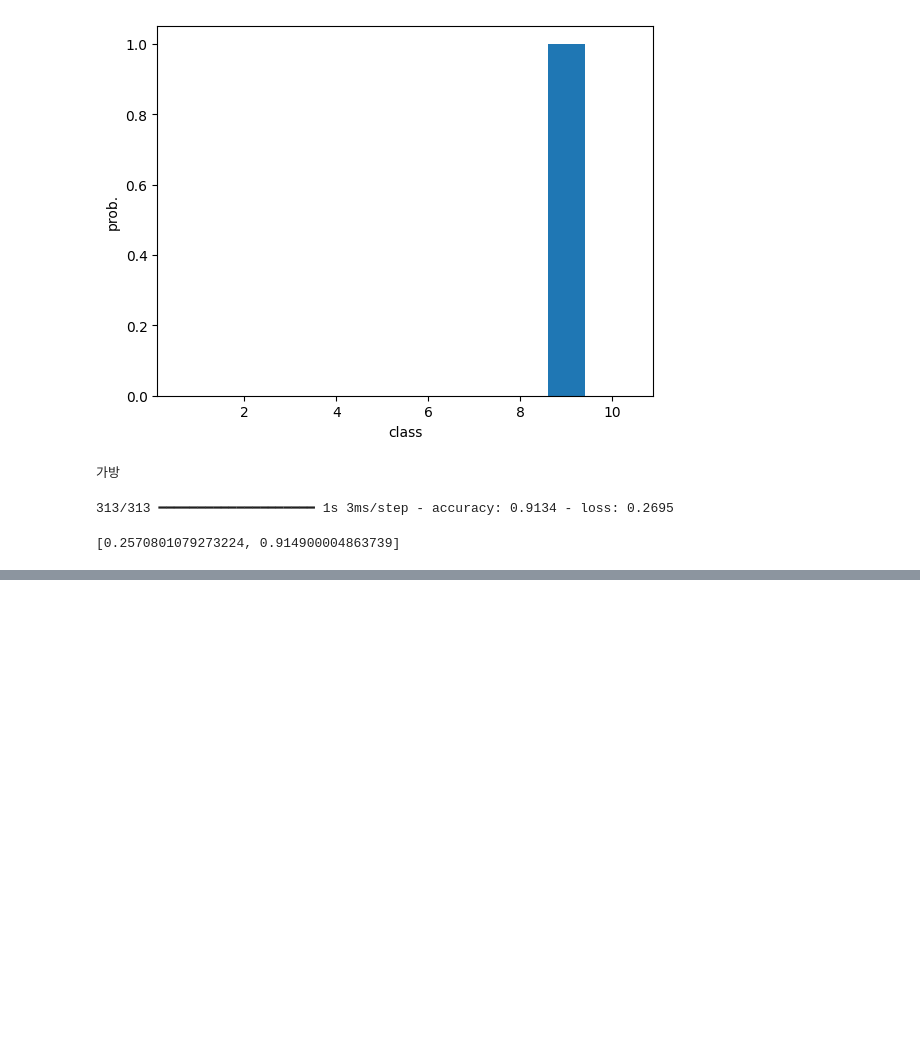
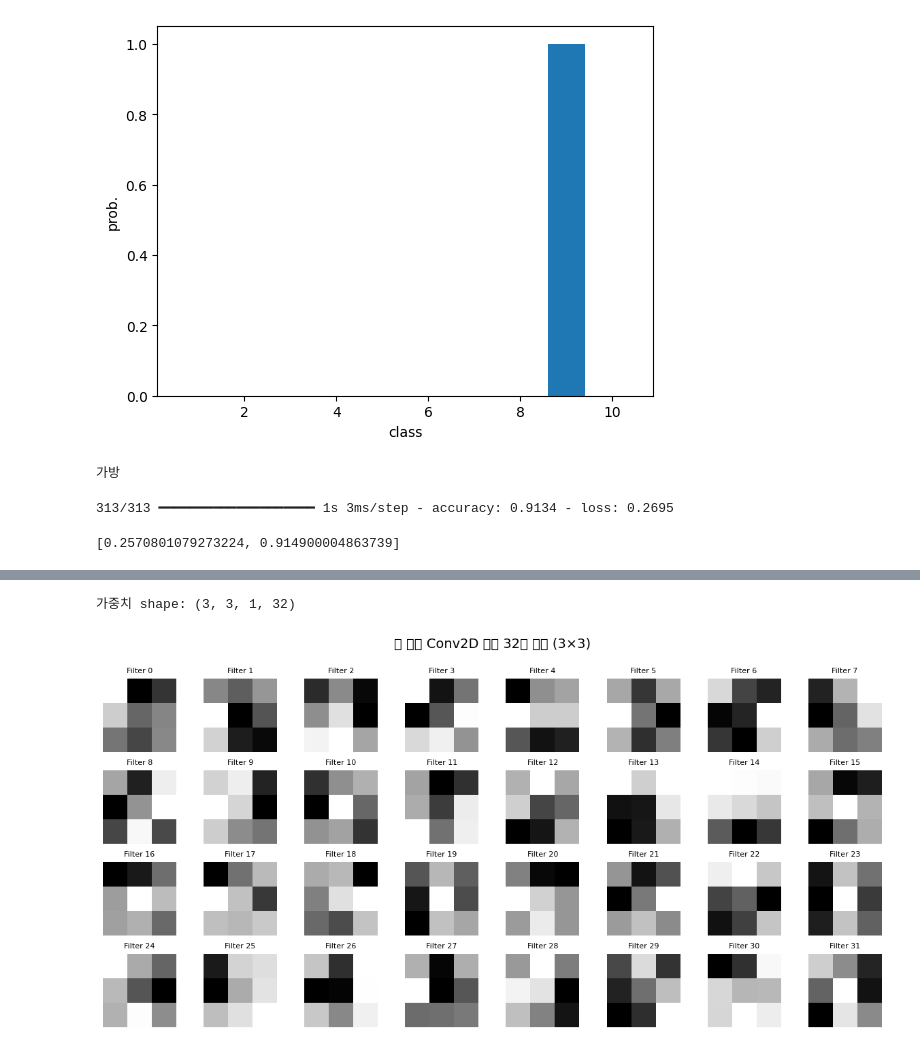
Before and after one commit to keehyun2/TestPy, a Jupyter notebook: colab/8-2-v2.ipynb, the cells around one changed output, grey strips where cells are left out. Cells and saved outputs as stored; diff of their text form; code cells hidden in the pictures; blank space fills up the shorter version.

```diff
--- a/colab/8-2-v2.ipynb
+++ b/colab/8-2-v2.ipynb
@@ -207,0 +257,31 @@ model.evaluate(test_scaled, test_target)
+# %%
+import matplotlib.pyplot as plt
+import numpy as np
+
+# 첫 번째 Conv2D 레이어 가져오기
+conv1 = model.layers[0]
+weights, biases = conv1.get_weights()  # weights: (3, 3, 1, 32)
+
+print("가중치 shape:", weights.shape)
+
+# 3x3 필터가 32개 (입력 채널이 1이므로 시각화 간단)
+plt.figure(figsize=(12, 6))
+for i in range(32):
+    f = weights[:, :, 0, i]  # i번째 필터 (3, 3)
+
+    # 정규화
+    f_min, f_max = f.min(), f.max()
+    f = (f - f_min) / (f_max - f_min + 1e-5)  # 0~1로 정규화
+
+    plt.subplot(4, 8, i + 1)
+    plt.imshow(f, cmap='gray')
+    plt.axis('off')
+    plt.title(f'Filter {i}', fontsize=8)
+
+plt.tight_layout()
+plt.suptitle("첫 번째 Conv2D 층의 32개 커널 (3×3)", fontsize=14)
+plt.subplots_adjust(top=0.88)
+plt.show()
+# %% [output]
+가중치 shape: (3, 3, 1, 32)
+[figure, added]
```
Also changed, not shown: parts of 1 cell of this notebook.
